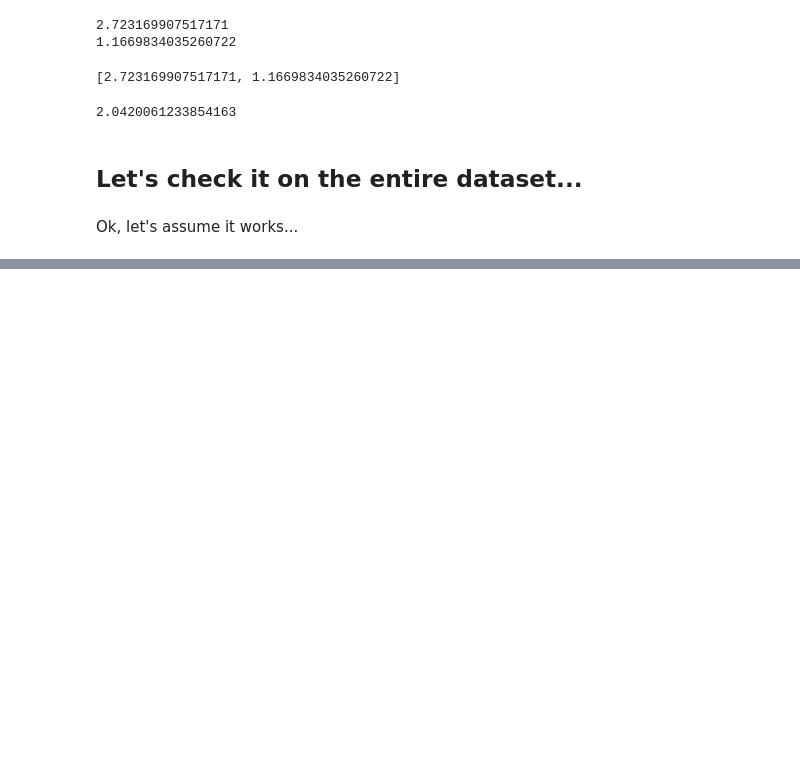
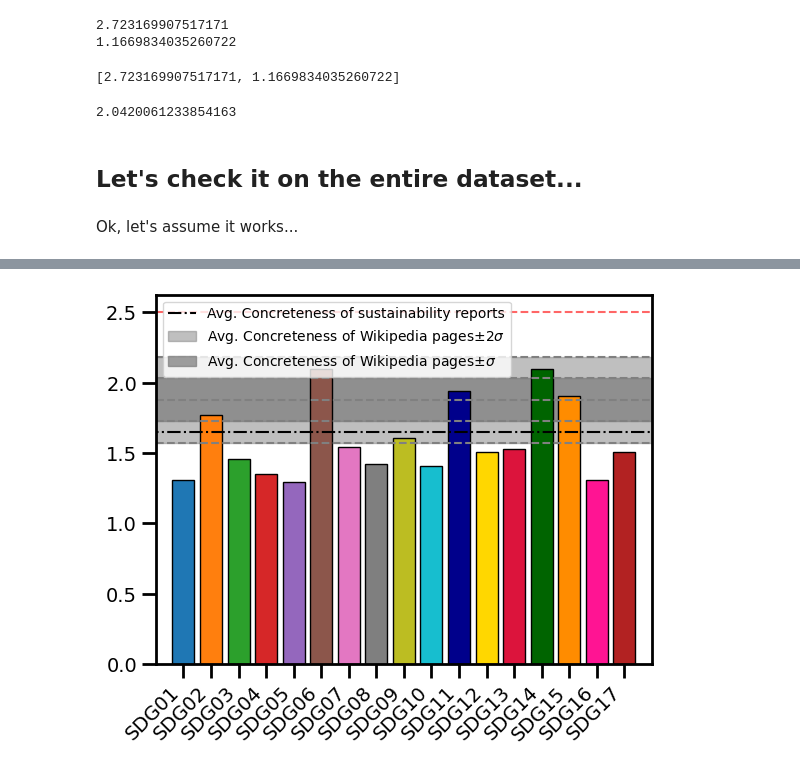
Before and after one commit to fabiosaracco/sdg_repos_advanced, a Jupyter notebook: 4_0_fa_r_vago.ipynb, the cells around one changed output, grey strips where cells are left out. Cells and saved outputs as stored; diff of their text form; code cells hidden in the pictures; blank space fills up the shorter version.

```diff
--- a/4_0_fa_r_vago.ipynb
+++ b/4_0_fa_r_vago.ipynb
@@ -255,0 +468,21 @@ print('Done!')
+# %%
+sdg_color_list = [
+    'tab:blue',
+    'tab:orange',
+    'tab:green',
+    'tab:red',
+    'tab:purple',
+    'tab:brown',
+    'tab:pink',
+    'tab:gray',
+    'tab:olive',
+    'tab:cyan',
+    'darkblue',
+    'gold',
+    'crimson',
+    'darkgreen',
+    'darkorange',
+    'deeppink',
+    'firebrick',
+]
+# by ChatGPT
@@ -255,0 +511,26 @@ print('Done!')
+# %%
+short_labels=['SDG'+key for key, value in sdg_helper.items()]
+# %%
+plt.hlines(np.mean(wiki_concr)+2*np.std(wiki_concr), 0, 18, color='gray', ls='--')
+plt.hlines(np.mean(wiki_concr)+np.std(wiki_concr), 0, 18, color='gray', ls='--')
+plt.hlines(np.mean(wiki_concr)-np.std(wiki_concr), 0, 18, color='gray', ls='--')
+plt.hlines(np.mean(wiki_concr)-2*np.std(wiki_concr), 0, 18, color='gray', ls='--')
+plt.hlines(np.mean(wiki_concr), -2, 18, color='gray', ls='--')
+
+plt.hlines(np.mean(avg_concr), -2, 18, color='black', ls='-.', label=r'Avg. Concreteness of sustainability reports')
+
+y1 = np.ones(len(range(20)))*(np.mean(wiki_concr)-2*np.std(wiki_concr))
+y2 = np.ones(len(range(20)))*(np.mean(wiki_concr)+2*np.std(wiki_concr))
+
+plt.fill_between(np.arange(20), y1, y2, color="gray", alpha=0.5, label=r'Avg. Concreteness of Wikipedia pages$\pm2\sigma$')
+plt.fill_between(np.arange(20), y1+np.std(wiki_concr), y2-np.std(wiki_concr), color="gray", alpha=0.75, label=r'Avg. Concreteness of Wikipedia pages$\pm\sigma$')
+plt.hlines(2.5, -2, 20, color='r', ls='--', alpha=0.6)
+
+plt.bar(np.arange(1, 18), fafas_concr, color=sdg_color_list, edgecolor='black')
+
+plt.xlim(0,18)
+plt.xticks(np.arange(1, 18), labels=short_labels, rotation=45,ha="right")
+plt.legend()
+plt.show()
+# %% [output]
+[figure, added]
```
Also changed, not shown: parts of 36 cells of this notebook, 2 other files.
